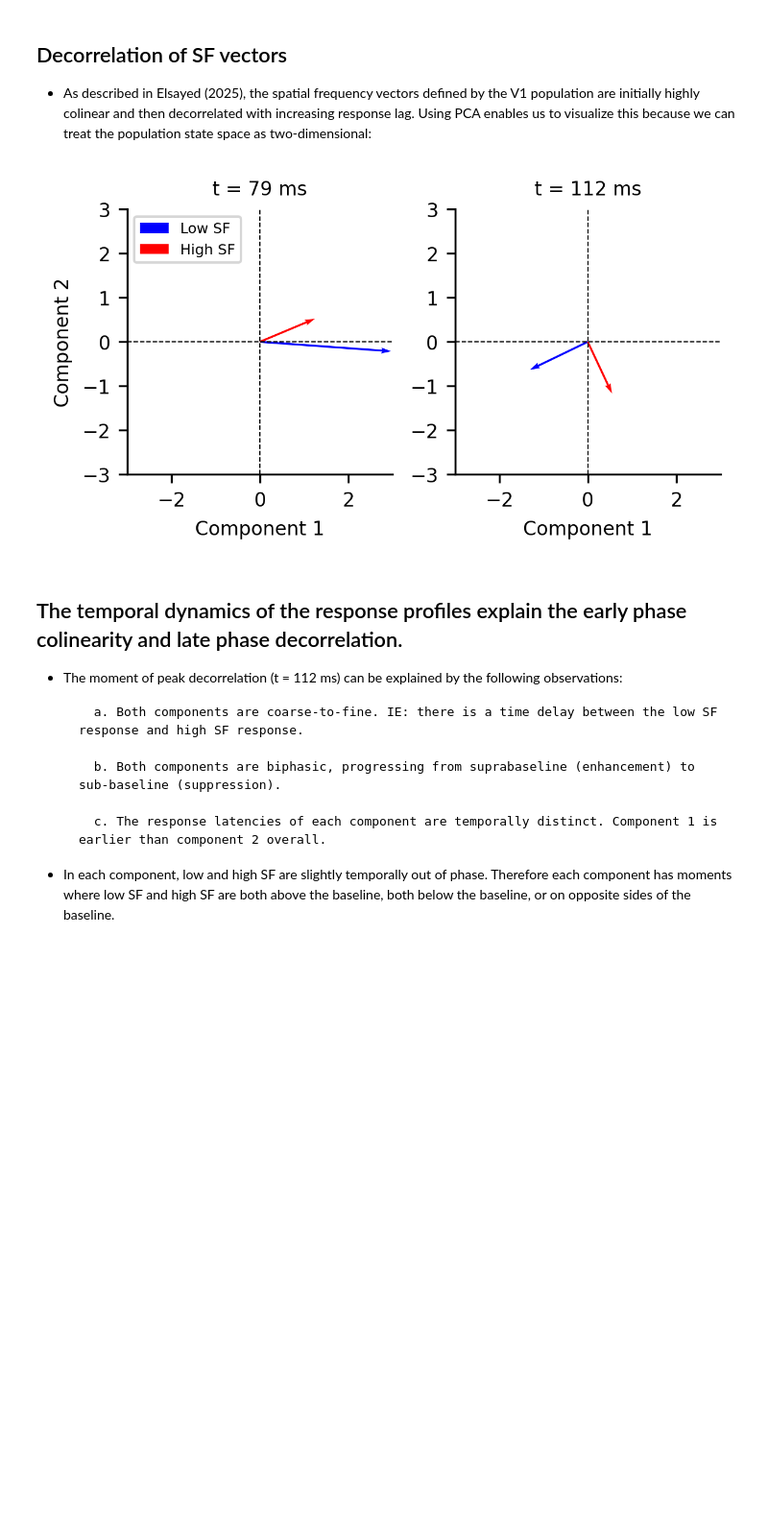
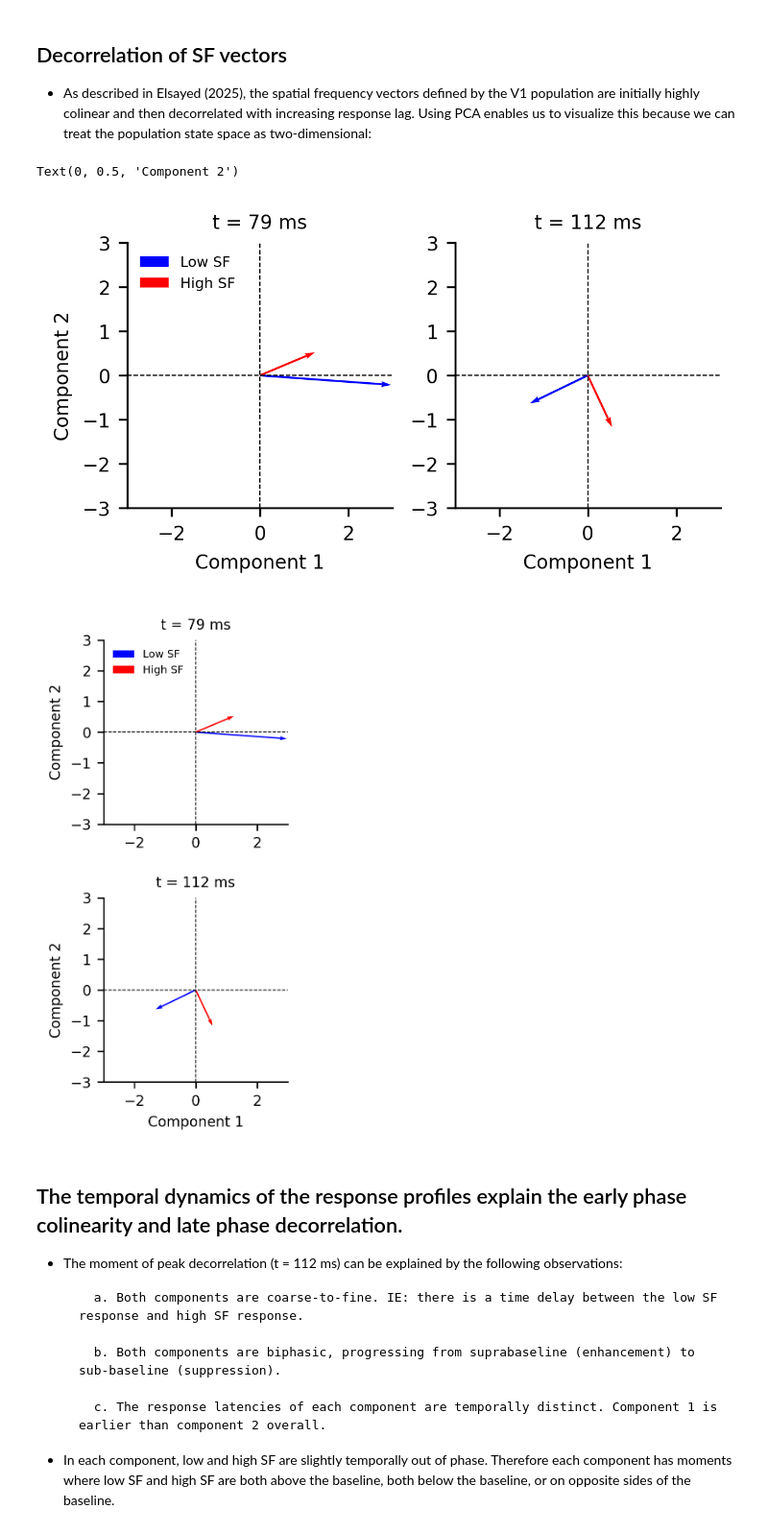
Before and after one commit to Elsayedaa/synergistic_geniculocortical_circuit_model, a Jupyter notebook: analysis/1_trajectory_analysis.ipynb, the cells around one changed output. Shown at 96% size. Cells and saved outputs as stored; diff of their text form; code cells hidden in the pictures; blank space fills up the shorter version.

```diff
--- a/analysis/1_trajectory_analysis.ipynb
+++ b/analysis/1_trajectory_analysis.ipynb
@@ -142,7 +142,7 @@ for i, t in enumerate(timepoints):
     ax[i].spines['top'].set_visible(False)
     ax[i].spines['right'].set_visible(False)
 
-ax[0].legend(fontsize = 6, loc = 'upper left')
+ax[0].legend(fontsize = 6, loc = 'upper left', frameon = False)
 ax[0].set_ylabel('Component 2', fontsize = fontsize)
 
 # figname = 'v1_component1-2_early_vs_late_stimvectors.svg'
@@ -150,7 +150,52 @@ ax[0].set_ylabel('Component 2', fontsize = fontsize)
 # plt.savefig(savepath, transparent = False, facecolor = 'white',
 #            bbox_inches = 'tight', dpi = 300)
 # %% [output]
+Text(0, 0.5, 'Component 2')
 [figure]
+# %%
+fig, ax = plt.subplots(2,1, figsize = (2, 4.5))
+
+scale = 1
+timepoints = [t0,t1]
+for i, t in enumerate(timepoints):
+    ax[i].quiver(
+        0,0,
+        *v1_scores_condition_averaged[:2, t, 0],
+        angles = 'xy',
+        scale_units = 'xy',
+        scale = scale, color = 'blue',
+        label = 'Low SF',
+    )
+    ax[i].quiver(
+        0,0,
+        *v1_scores_condition_averaged[:2, t, -1],
+        angles = 'xy',
+        scale_units = 'xy',
+        scale = scale, color = 'red',
+        label = 'High SF'
+    )
+    ax[i].tick_params(labelsize = fontsize)
+    ax[i].plot([0]*250, np.linspace(-3, 3, 250), '--', color = 'black', linewidth = linewidth)
+    ax[i].plot(np.linspace(-3, 3, 250), [0]*250, '--', color = 'black', linewidth = linewidth)
+    ax[i].set_ylim(-3,3)
+    ax[i].set_xlim(-3,3)
+    ax[i].set_aspect('equal')
+    ax[i].set_title(f"t = {t} ms", fontsize = fontsize)
+    ax[i].spines['top'].set_visible(False)
+    ax[i].spines['right'].set_visible(False)
+    ax[i].set_ylabel('Component 2', fontsize = fontsize)
+
+
+ax[0].legend(fontsize = 6, loc = 'upper left', frameon = False)
+ax[1].set_xlabel('Component 1', fontsize = fontsize)
+fig.subplots_adjust(hspace=0.4)
+
+# figname = 'v1_component1-2_early_vs_late_stimvectors.svg'
+# savepath = v1_xs_file = os.path.join('c:\\', *os.getcwd().split('\\')[1:-1], 'figures', figname)
+# plt.savefig(savepath, transparent = False, facecolor = 'white',
+#            bbox_inches = 'tight', dpi = 300)
+# %% [output]
+[figure, added]
 # %% [markdown]
 ## The temporal dynamics of the response profiles explain the early phase colinearity and late phase decorrelation.
 
```
Also changed, not shown: parts of 3 cells of this notebook, 11 other files.
